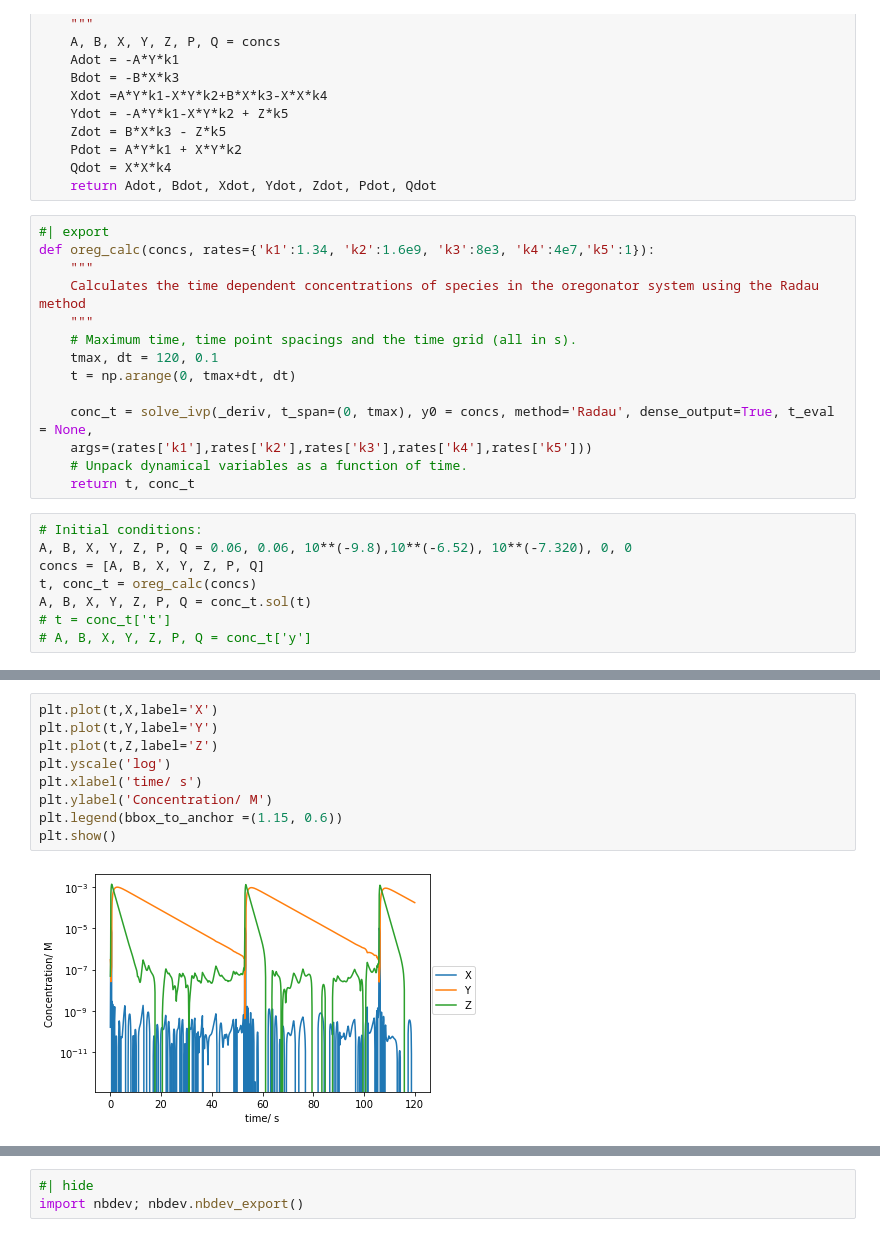
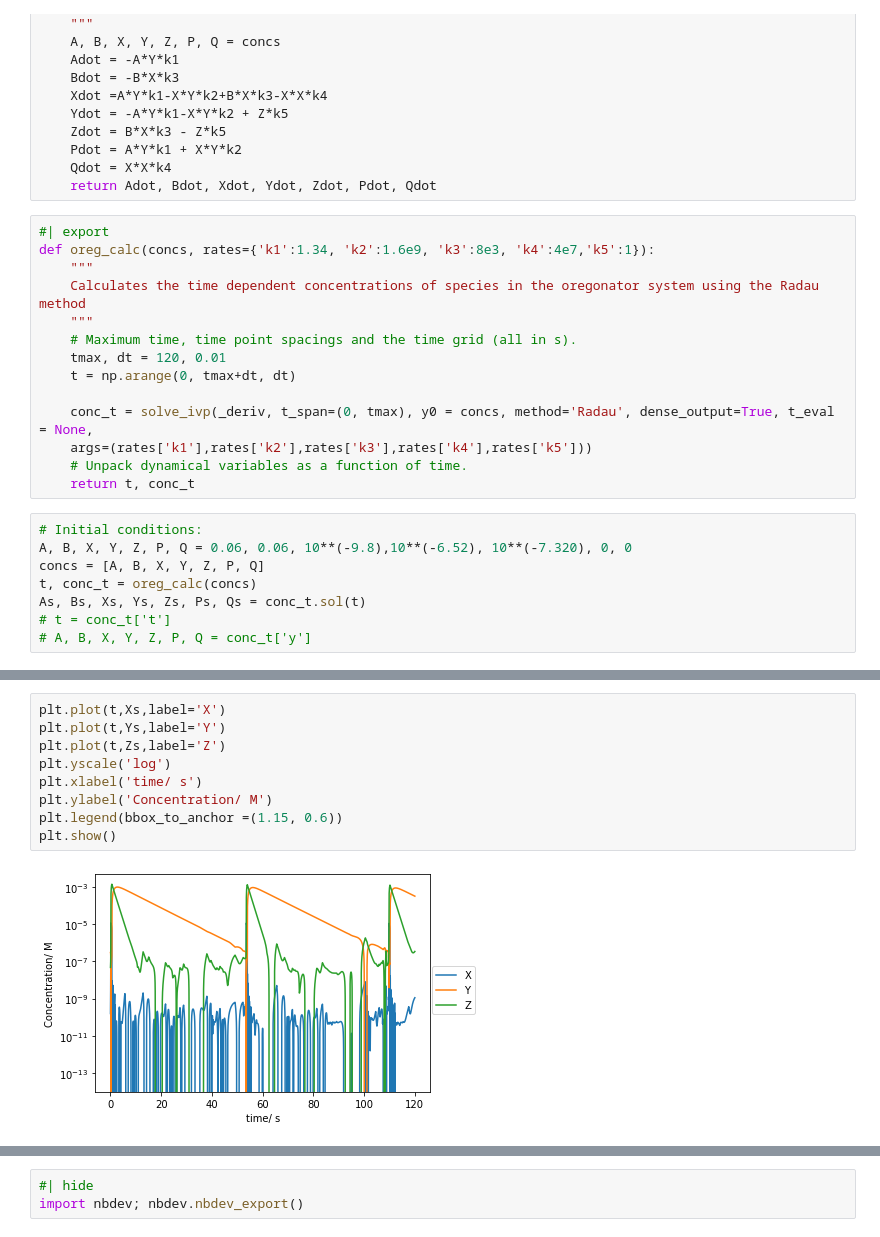
Before and after one commit to KGrewal1/ChemIITools, a Jupyter notebook: nbs/02_Kinetics.ipynb, the cells around one changed output, grey strips where cells are left out. Drawn from its saved outputs; the diff is of its cells as text.

```diff
--- a/nbs/02_Kinetics.ipynb
+++ b/nbs/02_Kinetics.ipynb
@@ -102,7 +102,7 @@ def oreg_calc(concs, rates={'k1':1.34, 'k2':1.6e9, 'k3':8e3, 'k4':4e7,'k5':1}):
     Calculates the time dependent concentrations of species in the oregonator system using the Radau method
     """
     # Maximum time, time point spacings and the time grid (all in s).
-    tmax, dt = 120, 0.1
+    tmax, dt = 120, 0.01
     t = np.arange(0, tmax+dt, dt)
 
     conc_t = solve_ivp(_deriv, t_span=(0, tmax), y0 = concs, method='Radau', dense_output=True, t_eval = None,
@@ -114,7 +114,7 @@ def oreg_calc(concs, rates={'k1':1.34, 'k2':1.6e9, 'k3':8e3, 'k4':4e7,'k5':1}):
 A, B, X, Y, Z, P, Q = 0.06, 0.06, 10**(-9.8),10**(-6.52), 10**(-7.320), 0, 0
 concs = [A, B, X, Y, Z, P, Q]
 t, conc_t = oreg_calc(concs)
-A, B, X, Y, Z, P, Q = conc_t.sol(t)
+As, Bs, Xs, Ys, Zs, Ps, Qs = conc_t.sol(t)
 # t = conc_t['t']
 # A, B, X, Y, Z, P, Q = conc_t['y']
 # %%
@@ -130,12 +130,12 @@ plt.show()
 # %%
-plt.plot(t,X,label='X')
-plt.plot(t,Y,label='Y')
-plt.plot(t,Z,label='Z')
+plt.plot(t,Xs,label='X')
+plt.plot(t,Ys,label='Y')
+plt.plot(t,Zs,label='Z')
 plt.yscale('log')
 plt.xlabel('time/ s')
 plt.ylabel('Concentration/ M')
 plt.legend(bbox_to_anchor =(1.15, 0.6))
 plt.show()
 # %% [output]
-[figure, old version]
+[figure, new version]
 # %%
```
Also changed, not shown: parts of 2 cells of this notebook, 11 other files.
